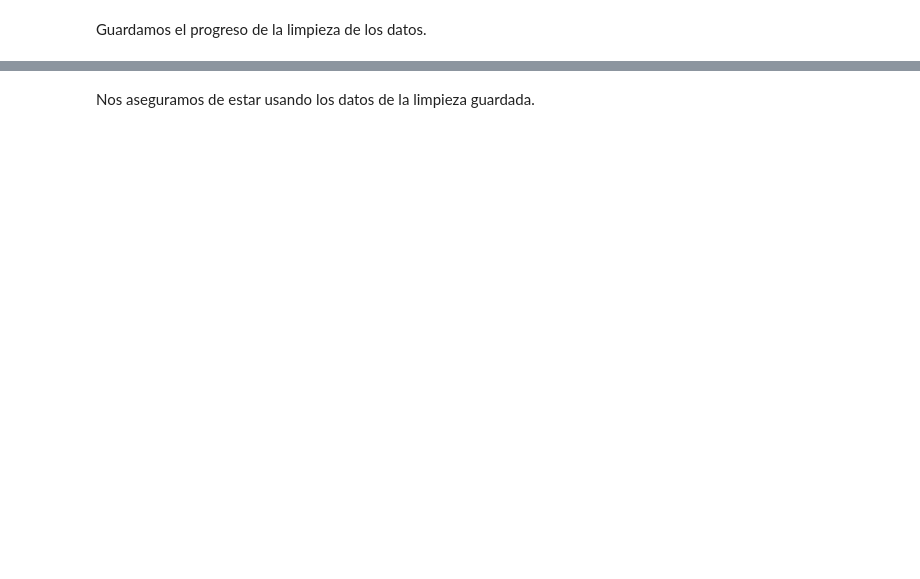
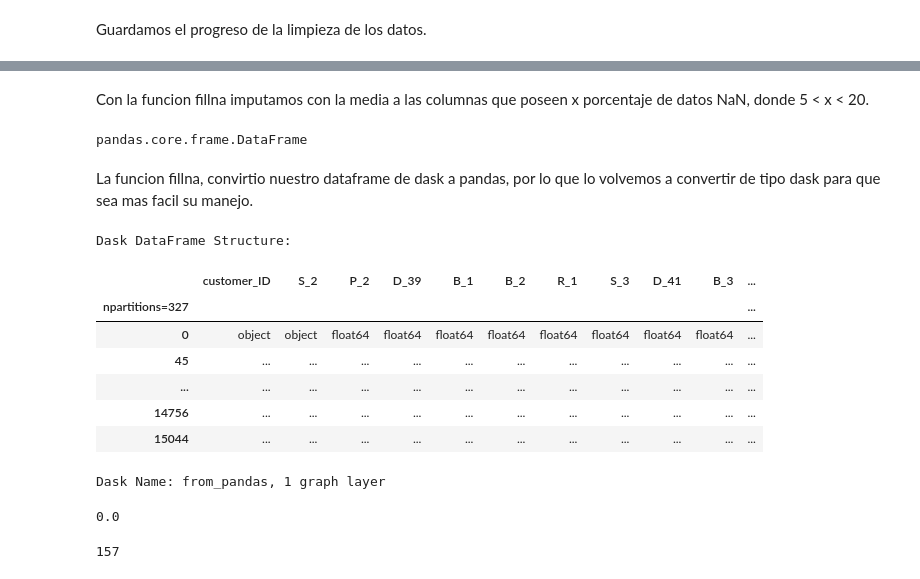
Before and after one commit to new-superuser-alt9193/IA_Avanzada, a Jupyter notebook: wrangling_train_data.ipynb, the cells around one changed output, grey strips where cells are left out. Cells and saved outputs as stored; diff of their text form; code cells hidden in the pictures; blank space fills up the shorter version.

```diff
--- a/wrangling_train_data.ipynb
+++ b/wrangling_train_data.ipynb
@@ -190,3 +238,4 @@ KeyboardInterrupt:
 Guardamos el progreso de la limpieza de los datos.
 # %%
 trainSet = dd.read_csv('./data/temp/20_n_5/*')
+trainSet = trainSet.drop('Unnamed: 0', axis=1)
@@ -195,4 +255,34 @@ trainSet.interpolate(method="linear")
+# %%
+trainSet = trainSet.fillna(trainSet.mean()).compute()
+# %% [markdown]
+Con la funcion fillna imputamos con la media a las columnas que poseen x porcentaje de datos NaN, donde 5 < x < 20.
+# %%
+type(trainSet)
+# %% [output]
+pandas.core.frame.DataFrame
+# %%
+trainSet = dd.from_pandas(trainSet, npartitions=327)
+# %% [markdown]
+La funcion fillna, convirtio nuestro dataframe de dask a pandas, por lo que lo volvemos a convertir de tipo dask para que sea mas facil su manejo.
+# %%
+trainSet
+# %% [output]
+Dask DataFrame Structure:
+|  | customer_ID | S_2 | P_2 | D_39 | B_1 | B_2 | R_1 | S_3 | D_41 | B_3 | ... |
+| npartitions=327 |  |  |  |  |  |  |  |  |  |  | ... |
+| 0 | object | object | float64 | float64 | float64 | float64 | float64 | float64 | float64 | float64 | ... |
+| 45 | ... | ... | ... | ... | ... | ... | ... | ... | ... | ... | ... |
+| ... | ... | ... | ... | ... | ... | ... | ... | ... | ... | ... | ... |
+| 14756 | ... | ... | ... | ... | ... | ... | ... | ... | ... | ... | ... |
+| 15044 | ... | ... | ... | ... | ... | ... | ... | ... | ... | ... | ... |
+Dask Name: from_pandas, 1 graph layer
 # %%
 nansColumns = trainSet.columns[trainSet.isna().compute().any()].tolist()
-len(nansColumns)/len(trainSet.columns) #0.6387434554973822, 0.5605095541401274, 0.5569620253164557,
+len(nansColumns)/len(trainSet.columns) #0.6387434554973822, 0.5605095541401274, 0.03821656050955414,
+# %% [output]
+0.0
+# %%
+len(trainSet.columns)
+# %% [output]
+157
 # %%
@@ -200,5 +290,3 @@ trainSet.to_csv('./data/temp/20_i_5/')
-# %% [markdown]
-Nos aseguramos de estar usando los datos de la limpieza guardada.
 # %%
 #from dataprep.eda import create_report
 #report = create_report(trainSet, title='AMEX Train report')
```
Also changed, not shown: parts of 15 cells of this notebook.
